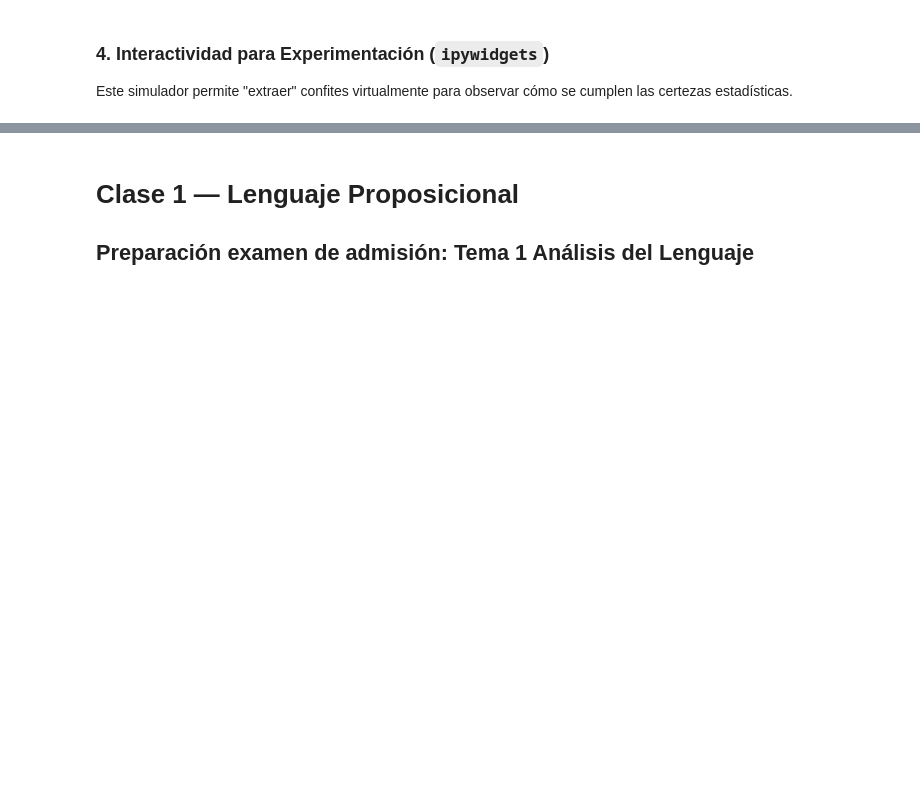
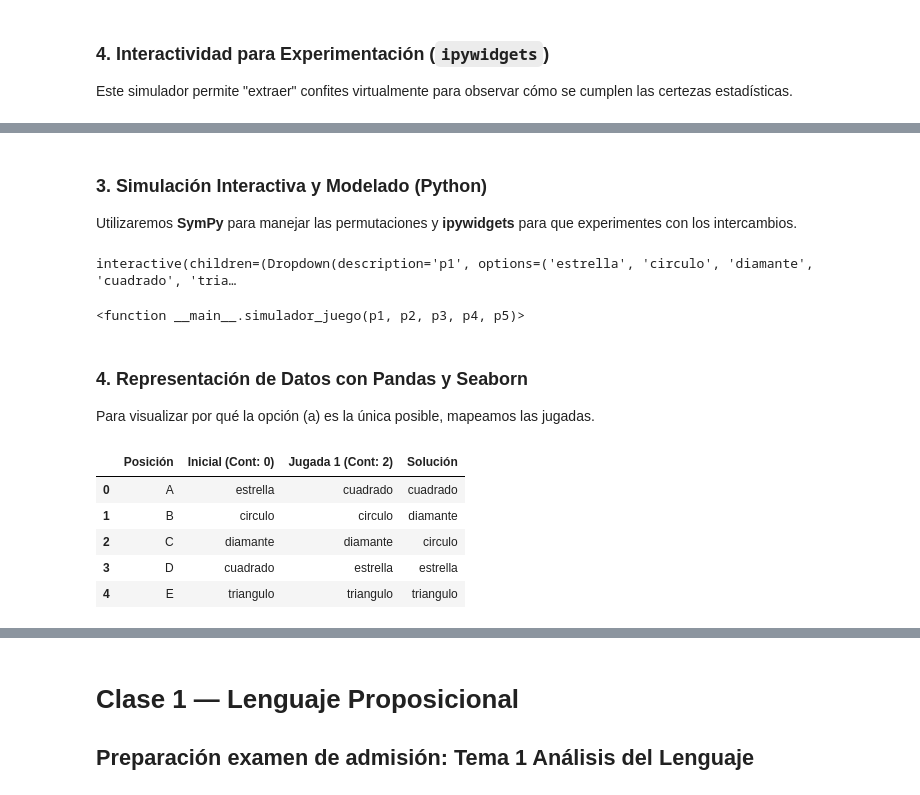
Before and after one commit to marco-canas/camino-udea, a Jupyter notebook: 3_lenguaje_proposicional/clase_01_diagnostico_y_analisis_del_lenguaje/clase1_lenguaje_proposicional.ipynb, the cells around one changed output, grey strips where cells are left out. Cells and saved outputs as stored; diff of their text form; code cells hidden in the pictures; blank space fills up the shorter version.

```diff
--- a/3_lenguaje_proposicional/clase_01_diagnostico_y_analisis_del_lenguaje/clase1_lenguaje_proposicional.ipynb
+++ b/3_lenguaje_proposicional/clase_01_diagnostico_y_analisis_del_lenguaje/clase1_lenguaje_proposicional.ipynb
@@ -286,0 +680,55 @@ interactive(children=(IntSlider(value=4, description='n_ext', max=24, min=1), Ou
+# %% [markdown]
+
+### 3. Simulación Interactiva y Modelado (Python)
+
+Utilizaremos **SymPy** para manejar las permutaciones y **ipywidgets** para que experimentes con los intercambios.
+# %%
+import ipywidgets as widgets
+from sympy.combinatorics import Permutation
+
+# Definimos la solución correcta según nuestra deducción (Problema 1.10)
+# A: cuadrado, B: diamante, C: circulo, D: estrella, E: triangulo
+SOLUCION = ['cuadrado', 'diamante', 'circulo', 'estrella', 'triangulo']
+
+def calcular_contador(intento):
+    return sum(1 for i, j in zip(intento, SOLUCION) if i == j)
+
+def simulador_juego(p1, p2, p3, p4, p5):
+    intento = [p1, p2, p3, p4, p5]
+    cont = calcular_contador(intento)
+    print(f"Arreglo: {intento}")
+    print(f"Contador: {cont}")
+
+# Símbolos disponibles
+simbolos = ['estrella', 'circulo', 'diamante', 'cuadrado', 'triangulo']
+
+widgets.interact(simulador_juego,
+                 p1=simbolos, p2=simbolos, p3=simbolos, p4=simbolos, p5=simbolos)
+# %% [output]
+interactive(children=(Dropdown(description='p1', options=('estrella', 'circulo', 'diamante', 'cuadrado', 'tria…
+<function __main__.simulador_juego(p1, p2, p3, p4, p5)>
+# %% [markdown]
+### 4. Representación de Datos con Pandas y Seaborn
+Para visualizar por qué la opción (a) es la única posible, mapeamos las jugadas.
+# %%
+import pandas as pd
+import seaborn as sns
+import matplotlib.pyplot as plt
+
+data = {
+    'Posición': ['A', 'B', 'C', 'D', 'E'],
+    'Inicial (Cont: 0)': ['estrella', 'circulo', 'diamante', 'cuadrado', 'triangulo'],
+    'Jugada 1 (Cont: 2)': ['cuadrado', 'circulo', 'diamante', 'estrella', 'triangulo'],
+    'Solución': ['cuadrado', 'diamante', 'circulo', 'estrella', 'triangulo']
+}
+
+df = pd.DataFrame(data)
+# Resaltamos las coincidencias con la solución
+df
+# %% [output]
+|  | Posición | Inicial (Cont: 0) | Jugada 1 (Cont: 2) | Solución |
+| 0 | A | estrella | cuadrado | cuadrado |
+| 1 | B | circulo | circulo | diamante |
+| 2 | C | diamante | diamante | circulo |
+| 3 | D | cuadrado | estrella | estrella |
+| 4 | E | triangulo | triangulo | triangulo |
```
Also changed, not shown: parts of 170 cells of this notebook, 3 other files.
